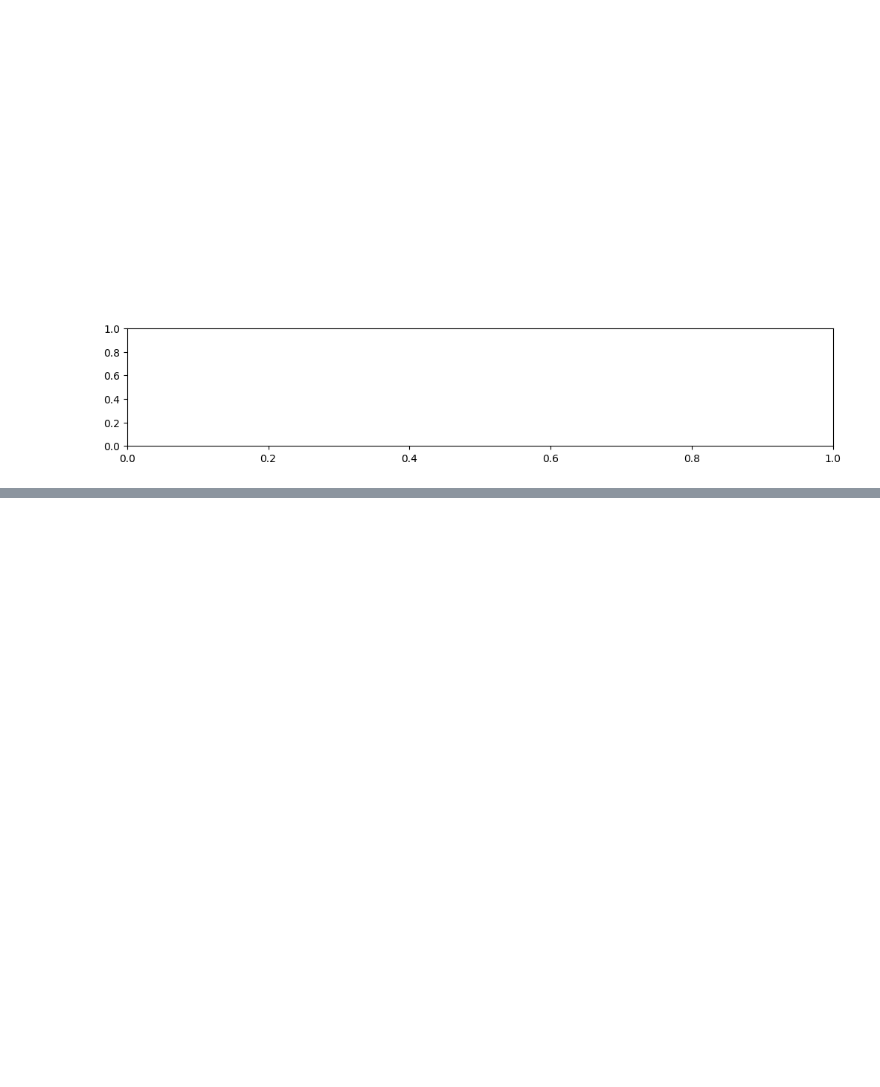
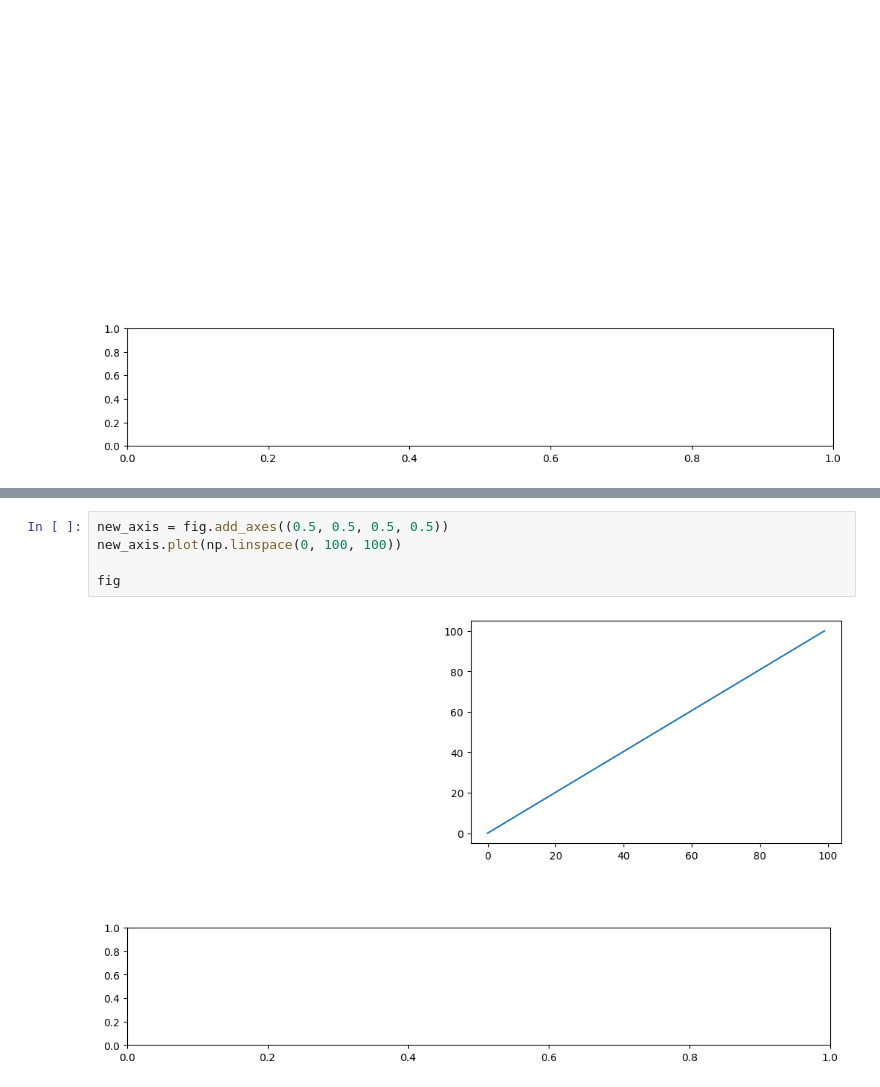
Before and after one commit to CemNurlu/QDQC_animations, a Jupyter notebook: anim_scripts/Lecture_1/detuning/testing.ipynb, the cells around one changed output, grey strips where cells are left out. Drawn from its saved outputs; the diff is of its cells as text; blank space fills up the shorter version.

```diff
--- a/anim_scripts/Lecture_1/detuning/testing.ipynb
+++ b/anim_scripts/Lecture_1/detuning/testing.ipynb
@@ -138,0 +150,7 @@ fig
+# %%
+new_axis = fig.add_axes((0.5, 0.5, 0.5, 0.5))
+new_axis.plot(np.linspace(0, 100, 100))
+
+fig
+# %% [output]
+[figure, added]
```
Also changed, not shown: parts of 12 cells of this notebook, 3 other files.
